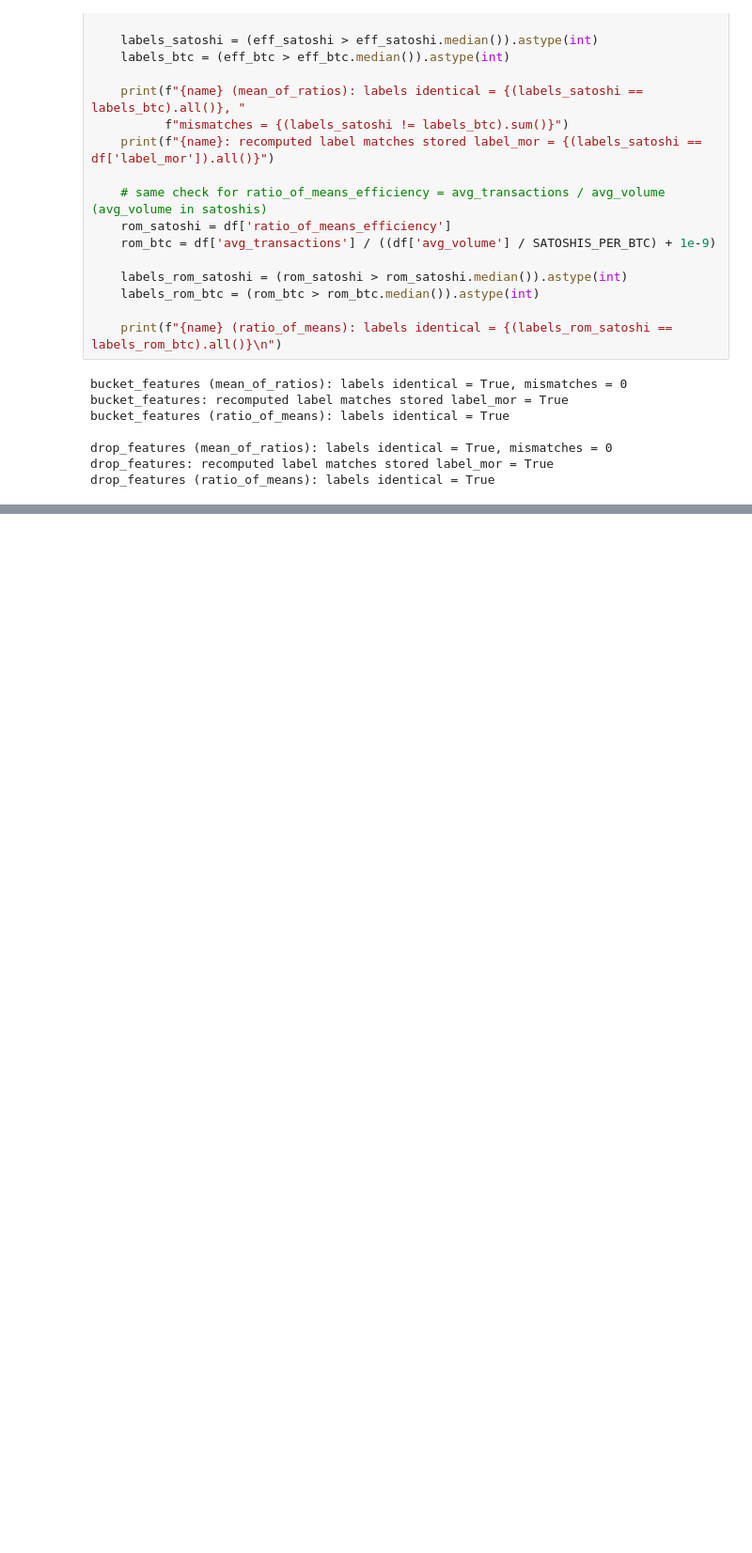
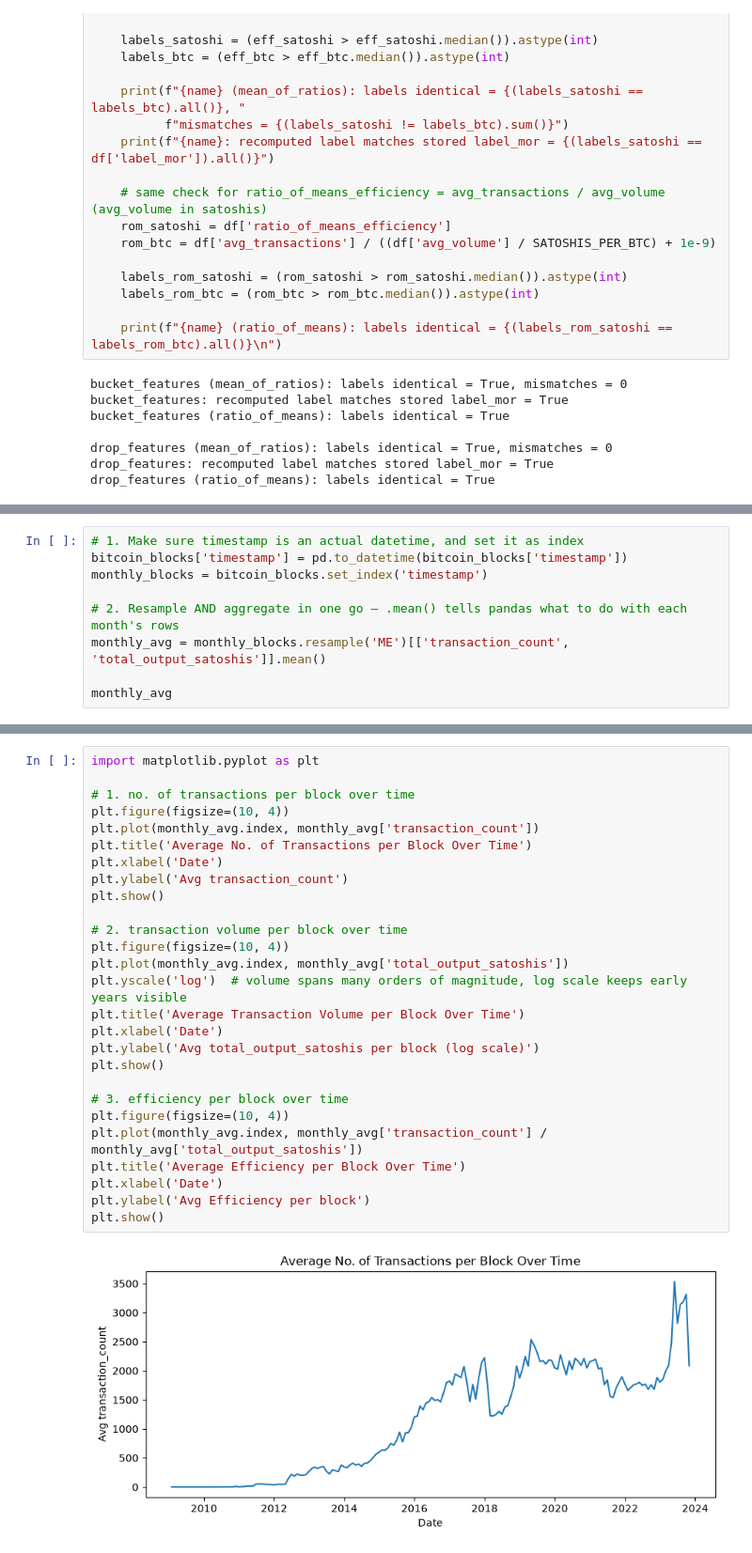
Before and after one commit to Kwokym111/poai_simulation, a Jupyter notebook: src/miner_attribution_preprocess.ipynb, the cells around one changed output, grey strips where cells are left out. Shown at 94% size. Cells and saved outputs as stored; diff of their text form; blank space fills up the shorter version.

```diff
--- a/src/miner_attribution_preprocess.ipynb
+++ b/src/miner_attribution_preprocess.ipynb
@@ -1042,0 +1657,9 @@ drop_features.head()
+# %%
+# 1. Make sure timestamp is an actual datetime, and set it as index
+bitcoin_blocks['timestamp'] = pd.to_datetime(bitcoin_blocks['timestamp'])
+monthly_blocks = bitcoin_blocks.set_index('timestamp')
+
+# 2. Resample AND aggregate in one go — .mean() tells pandas what to do with each month's rows
+monthly_avg = monthly_blocks.resample('ME')[['transaction_count', 'total_output_satoshis']].mean()
+
+monthly_avg
@@ -1042,0 +1693,29 @@ drop_features.head()
+# %%
+import matplotlib.pyplot as plt
+
+# 1. no. of transactions per block over time
+plt.figure(figsize=(10, 4))
+plt.plot(monthly_avg.index, monthly_avg['transaction_count'])
+plt.title('Average No. of Transactions per Block Over Time')
+plt.xlabel('Date')
+plt.ylabel('Avg transaction_count')
+plt.show()
+
+# 2. transaction volume per block over time
+plt.figure(figsize=(10, 4))
+plt.plot(monthly_avg.index, monthly_avg['total_output_satoshis'])
+plt.yscale('log')  # volume spans many orders of magnitude, log scale keeps early years visible
+plt.title('Average Transaction Volume per Block Over Time')
+plt.xlabel('Date')
+plt.ylabel('Avg total_output_satoshis per block (log scale)')
+plt.show()
+
+# 3. efficiency per block over time
+plt.figure(figsize=(10, 4))
+plt.plot(monthly_avg.index, monthly_avg['transaction_count'] / monthly_avg['total_output_satoshis'])
+plt.title('Average Efficiency per Block Over Time')
+plt.xlabel('Date')
+plt.ylabel('Avg Efficiency per block')
+plt.show()
+# %% [output]
+[figure, added]
```
Also changed, not shown: parts of 33 cells of this notebook, 1 other file.
